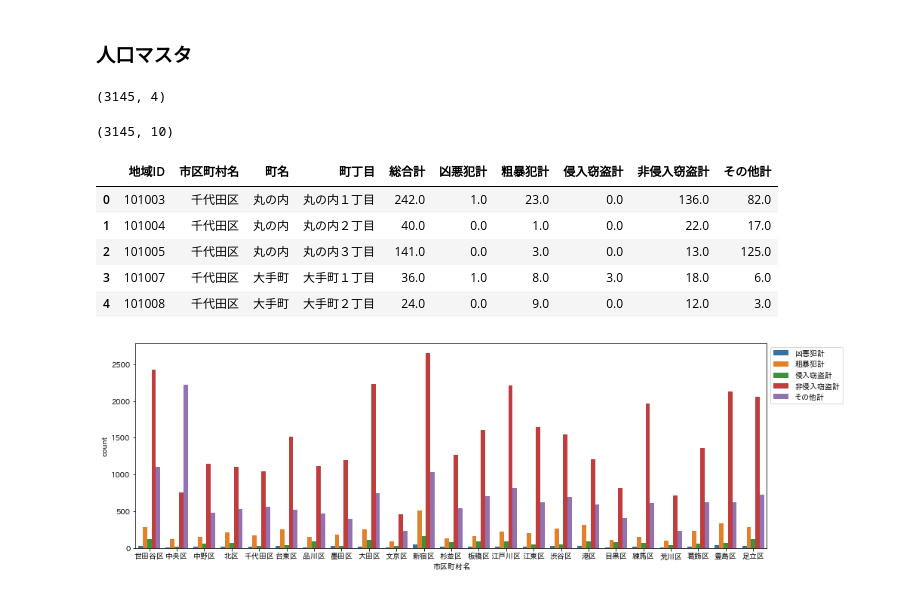
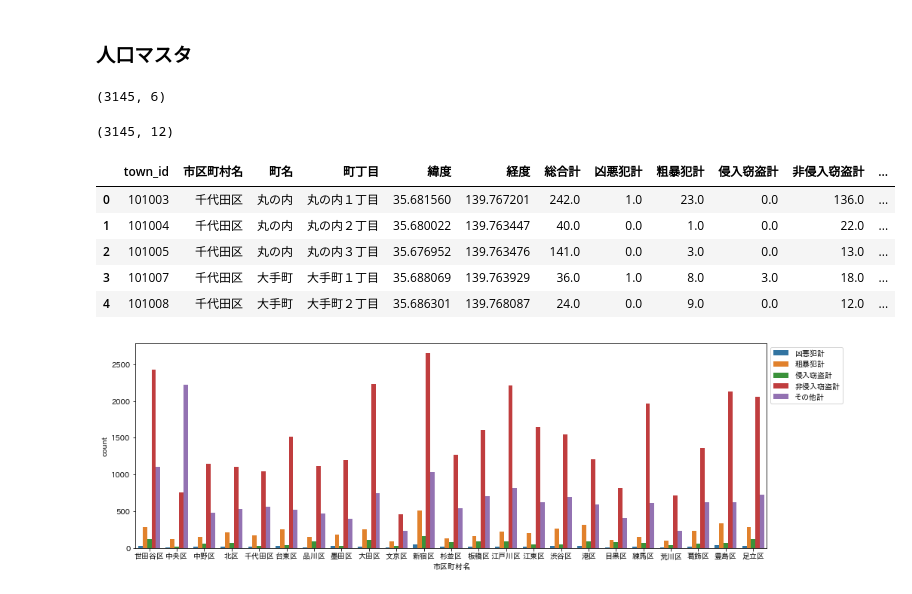
Before and after one commit to z-guard/analysis, a Jupyter notebook: notebooks/crime_master.ipynb, the cells around one changed output. Cells and saved outputs as stored; diff of their text form; code cells hidden in the pictures.

```diff
--- a/notebooks/crime_master.ipynb
+++ b/notebooks/crime_master.ipynb
@@ -77,25 +77,25 @@ df_crime_ward.to_csv(os.path.join(DIR_NAME, output_master_file), index=False)
 # %% [markdown]
 ### 人口マスタ
 # %%
-df_pop_master = pd.read_csv(os.path.join(DIR_NAME, 'population_master.csv'))[['地域ID', '市区町村名', '町名', '町丁目']]
-print(df_pop_master.shape)
+df_geo_master = pd.read_csv(os.path.join(DIR_NAME, 'geocoding.csv'))[['town_id', '市区町村名', '町名', '町丁目', '緯度', '経度']]
+print(df_geo_master.shape)
 # %% [output]
-(3145, 4)
+(3145, 6)
 # %%
-df_pop_master = pd.merge(
-    df_pop_master,
+df_geo_master = pd.merge(
+    df_geo_master,
     df_crime_ward.drop(columns=['市区町丁']),
     on=['市区町村名', '町丁目'], how='left')
-print(df_pop_master.shape)
+print(df_geo_master.shape)
 # %% [output]
-(3145, 10)
+(3145, 12)
 # %%
-df_pop_master.head()
+df_geo_master.head()
 # %% [output]
-|  | 地域ID | 市区町村名 | 町名 | 町丁目 | 総合計 | 凶悪犯計 | 粗暴犯計 | 侵入窃盗計 | 非侵入窃盗計 | その他計 |
-| 0 | 101003 | 千代田区 | 丸の内 | 丸の内１丁目 | 242.0 | 1.0 | 23.0 | 0.0 | 136.0 | 82.0 |
-| 1 | 101004 | 千代田区 | 丸の内 | 丸の内２丁目 | 40.0 | 0.0 | 1.0 | 0.0 | 22.0 | 17.0 |
-| 2 | 101005 | 千代田区 | 丸の内 | 丸の内３丁目 | 141.0 | 0.0 | 3.0 | 0.0 | 13.0 | 125.0 |
-| 3 | 101007 | 千代田区 | 大手町 | 大手町１丁目 | 36.0 | 1.0 | 8.0 | 3.0 | 18.0 | 6.0 |
-| 4 | 101008 | 千代田区 | 大手町 | 大手町２丁目 | 24.0 | 0.0 | 9.0 | 0.0 | 12.0 | 3.0 |
+|  | town_id | 市区町村名 | 町名 | 町丁目 | 緯度 | 経度 | 総合計 | 凶悪犯計 | 粗暴犯計 | 侵入窃盗計 | 非侵入窃盗計 | ... |
+| 0 | 101003 | 千代田区 | 丸の内 | 丸の内１丁目 | 35.681560 | 139.767201 | 242.0 | 1.0 | 23.0 | 0.0 | 136.0 | ... |
+| 1 | 101004 | 千代田区 | 丸の内 | 丸の内２丁目 | 35.680022 | 139.763447 | 40.0 | 0.0 | 1.0 | 0.0 | 22.0 | ... |
+| 2 | 101005 | 千代田区 | 丸の内 | 丸の内３丁目 | 35.676952 | 139.763476 | 141.0 | 0.0 | 3.0 | 0.0 | 13.0 | ... |
+| 3 | 101007 | 千代田区 | 大手町 | 大手町１丁目 | 35.688069 | 139.763929 | 36.0 | 1.0 | 8.0 | 3.0 | 18.0 | ... |
+| 4 | 101008 | 千代田区 | 大手町 | 大手町２丁目 | 35.686301 | 139.768087 | 24.0 | 0.0 | 9.0 | 0.0 | 12.0 | ... |
 # %%
```
Also changed, not shown: parts of 17 cells of this notebook.
